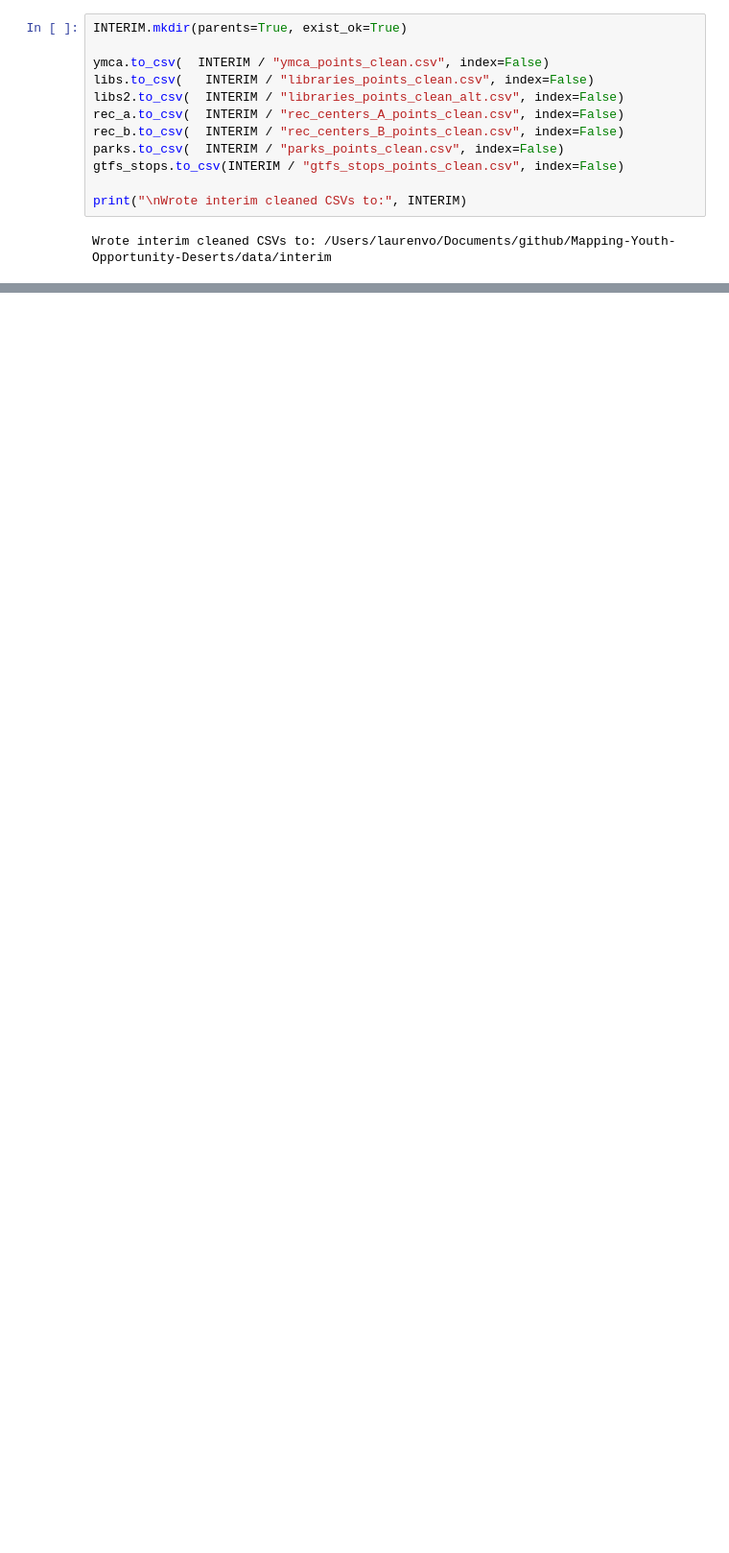
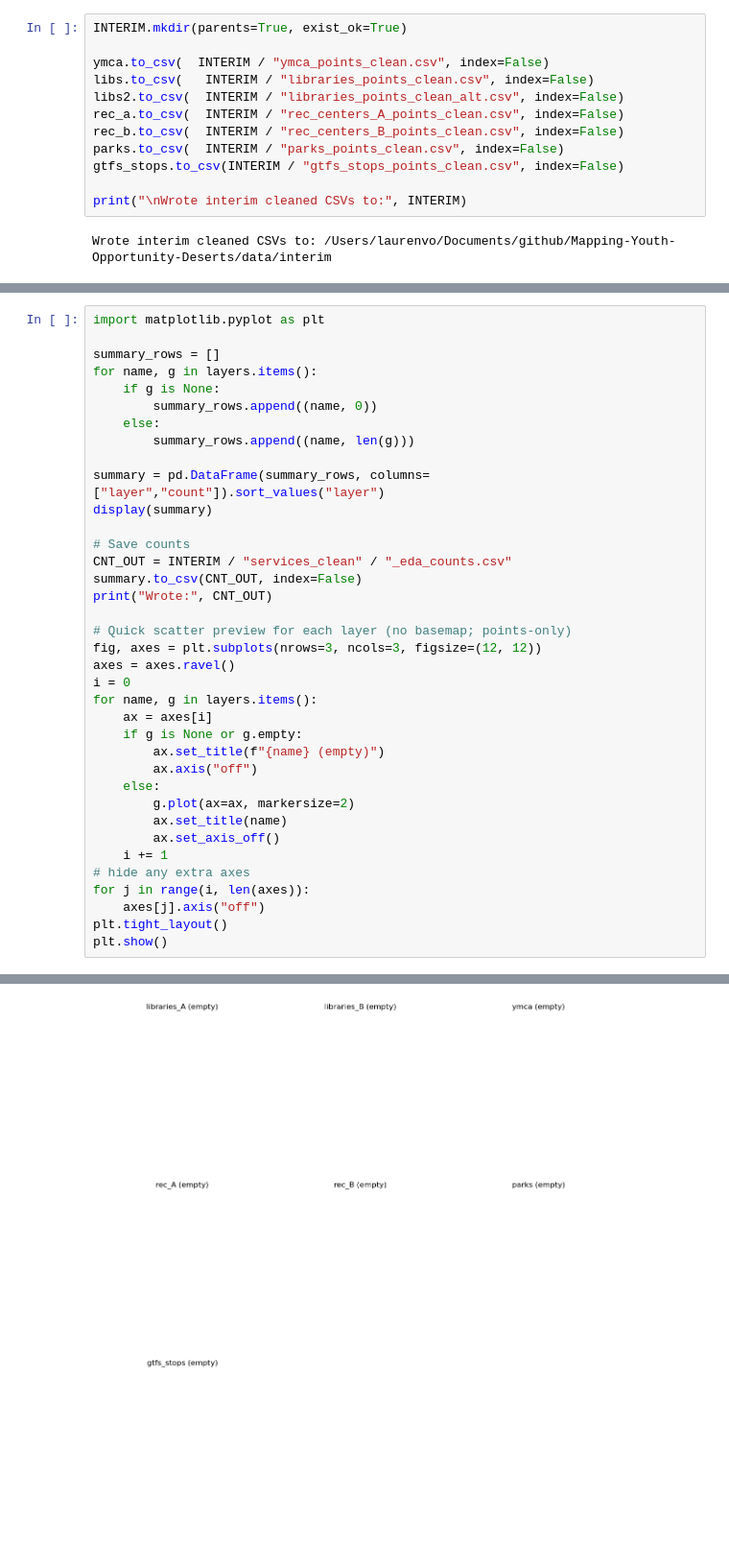
Before and after one commit to Data-Science-Alliance/Mapping-Youth-Opportunity-Deserts, a Jupyter notebook: notebooks/1.2-lv-inventory-eda.ipynb, the cells around one changed output, grey strips where cells are left out. Shown at 96% size. Cells and saved outputs as stored; diff of their text form; blank space fills up the shorter version.

```diff
--- a/notebooks/1.2-lv-inventory-eda.ipynb
+++ b/notebooks/1.2-lv-inventory-eda.ipynb
@@ -289,0 +430,38 @@ Wrote interim cleaned CSVs to: /Users/laurenvo/Documents/github/Mapping-Youth-Op
+# %%
+import matplotlib.pyplot as plt
+
+summary_rows = []
+for name, g in layers.items():
+    if g is None:
+        summary_rows.append((name, 0))
+    else:
+        summary_rows.append((name, len(g)))
+
+summary = pd.DataFrame(summary_rows, columns=["layer","count"]).sort_values("layer")
+display(summary)
+
+# Save counts
+CNT_OUT = INTERIM / "services_clean" / "_eda_counts.csv"
+summary.to_csv(CNT_OUT, index=False)
+print("Wrote:", CNT_OUT)
+
+# Quick scatter preview for each layer (no basemap; points-only)
+fig, axes = plt.subplots(nrows=3, ncols=3, figsize=(12, 12))
+axes = axes.ravel()
+i = 0
+for name, g in layers.items():
+    ax = axes[i]
+    if g is None or g.empty:
+        ax.set_title(f"{name} (empty)")
+        ax.axis("off")
+    else:
+        g.plot(ax=ax, markersize=2)
+        ax.set_title(name)
+        ax.set_axis_off()
+    i += 1
+# hide any extra axes
+for j in range(i, len(axes)):
+    axes[j].axis("off")
+plt.tight_layout()
+plt.show()
+# %% [output]
@@ -289,0 +477 @@ Wrote interim cleaned CSVs to: /Users/laurenvo/Documents/github/Mapping-Youth-Op
+[figure, added]
```
Also changed, not shown: parts of 4 cells of this notebook, 12 other files.
